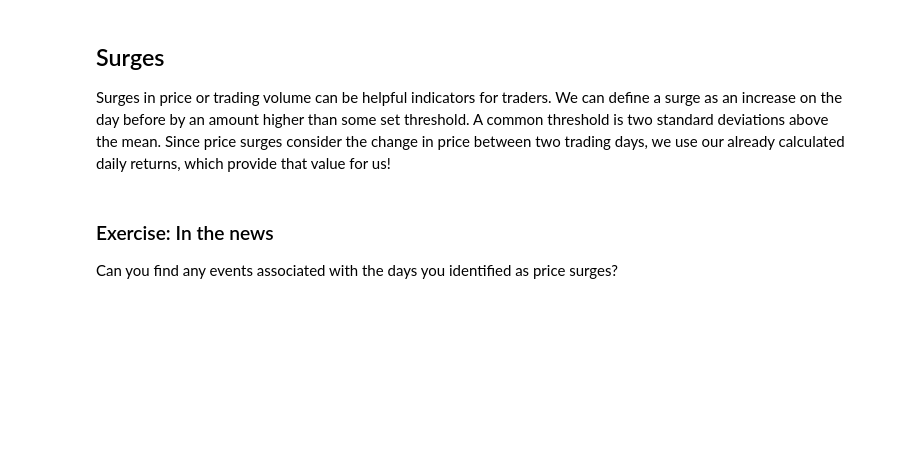
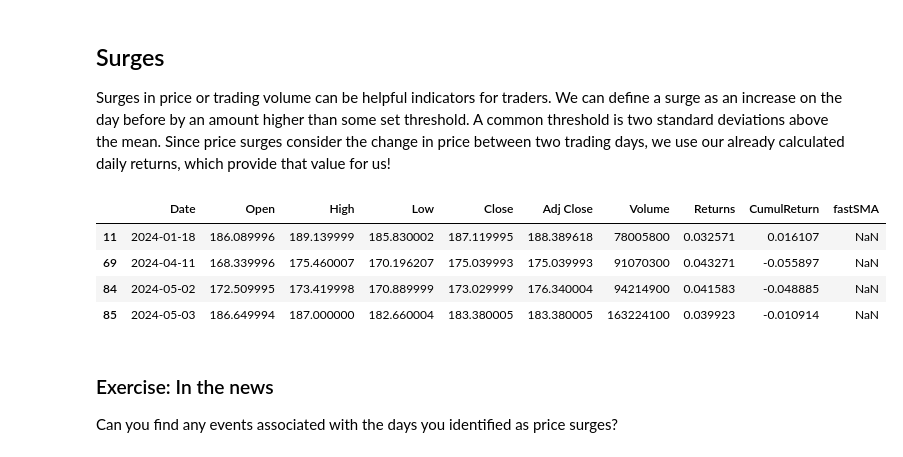
Before and after one commit to aliceqixuanye/efds-ta-python, a Jupyter notebook: 02. Data Analysis.ipynb, the cells around one changed output. Saved outputs shown, nothing was run; the diff lists cells and outputs as text; code cells hidden in the pictures; blank space fills up the shorter version.

```diff
--- a/02. Data Analysis.ipynb
+++ b/02. Data Analysis.ipynb
@@ -54,6 +102,21 @@ Moving averages can be *fast*, when they cover a short period, or *slow* when th
 ## Surges
 
 Surges in price or trading volume can be helpful indicators for traders. We can define a surge as an increase on the day before by an amount higher than some set threshold. A common threshold is two standard deviations above the mean. Since price surges consider the change in price between two trading days, we use our already calculated daily returns, which provide that value for us!
+# %%
+mean_return = df.Returns.mean()
+mean_return
+
+threshold = mean_return + (df.Returns.std() * 2)
+
+condition = df.Returns > threshold
+
+df[condition]
+# %% [output]
+|  | Date | Open | High | Low | Close | Adj Close | Volume | Returns | CumulReturn | fastSMA |
+| 11 | 2024-01-18 | 186.089996 | 189.139999 | 185.830002 | 187.119995 | 188.389618 | 78005800 | 0.032571 | 0.016107 | NaN |
+| 69 | 2024-04-11 | 168.339996 | 175.460007 | 170.196207 | 175.039993 | 175.039993 | 91070300 | 0.043271 | -0.055897 | NaN |
+| 84 | 2024-05-02 | 172.509995 | 173.419998 | 170.889999 | 173.029999 | 176.340004 | 94214900 | 0.041583 | -0.048885 | NaN |
+| 85 | 2024-05-03 | 186.649994 | 187.000000 | 182.660004 | 183.380005 | 183.380005 | 163224100 | 0.039923 | -0.010914 | NaN |
 # %% [markdown]
 ### Exercise: In the news
 
```
Also changed, not shown: parts of 5 cells of this notebook.
